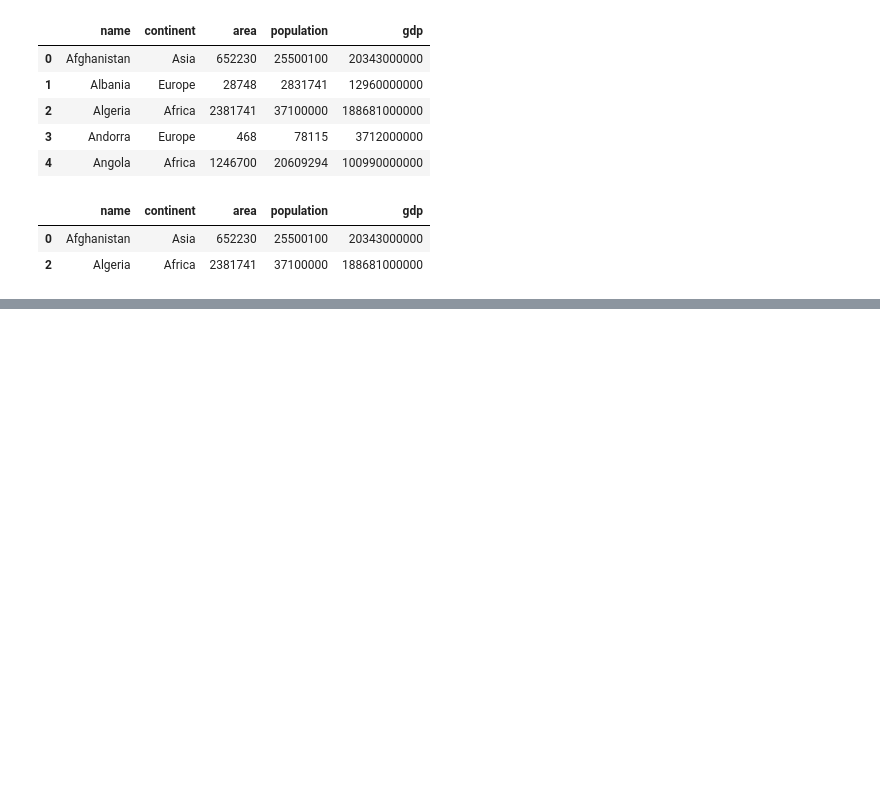
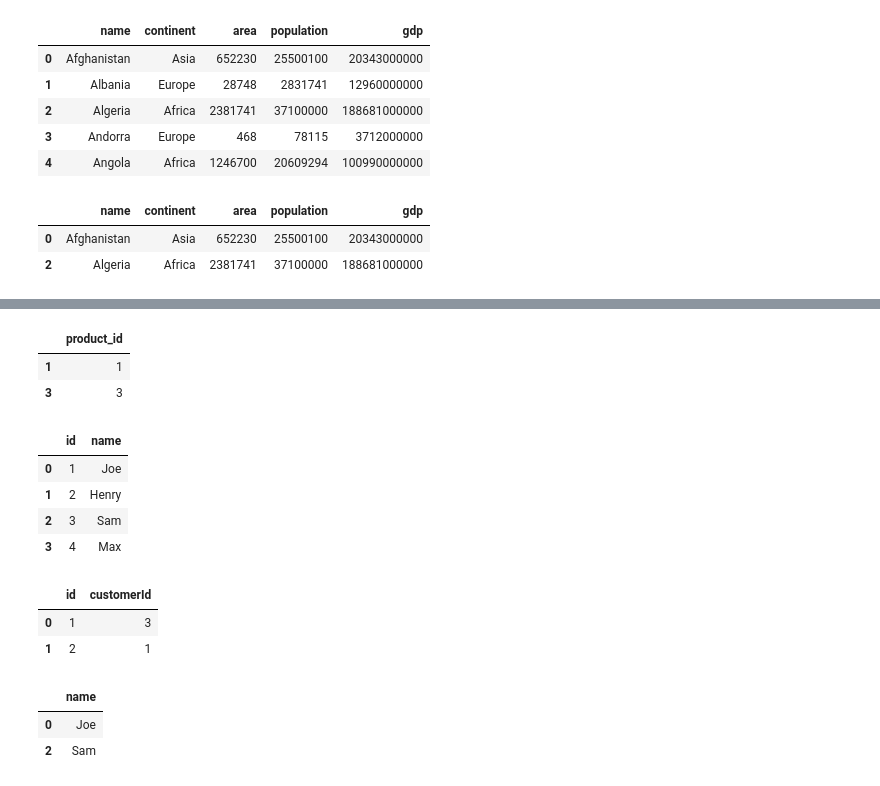
Before and after one commit to 404saugat404/extras-some-basic-programs-for-practise-, a Jupyter notebook: rough_practise.ipynb, the cells around one changed output, grey strips where cells are left out. Drawn from its saved outputs; the diff is of its cells as text; code cells hidden in the pictures; blank space fills up the shorter version.

```diff
--- a/rough_practise.ipynb
+++ b/rough_practise.ipynb
@@ -60,0 +69,33 @@ products = pd.DataFrame(data, columns=['product_id', 'low_fats', 'recyclable']).
+# %%
+df=products[(products["low_fats"]=="Y") & (products["recyclable"]=="Y")]
+df[["product_id"]]
+# %% [output]
+|  | product_id |
+| 1 | 1 |
+| 3 | 3 |
+# %%
+data = [[1, 'Joe'], [2, 'Henry'], [3, 'Sam'], [4, 'Max']]
+customers = pd.DataFrame(data, columns=['id', 'name']).astype({'id':'Int64', 'name':'object'})
+data = [[1, 3], [2, 1]]
+orders = pd.DataFrame(data, columns=['id', 'customerId']).astype({'id':'Int64', 'customerId':'Int64'})
+# %%
+customers
+# %% [output]
+|  | id | name |
+| 0 | 1 | Joe |
+| 1 | 2 | Henry |
+| 2 | 3 | Sam |
+| 3 | 4 | Max |
+# %%
+orders
+# %% [output]
+|  | id | customerId |
+| 0 | 1 | 3 |
+| 1 | 2 | 1 |
+# %%
+df=customers[customers["id"].isin(orders["customerId"])]
+df[["name"]]
+# %% [output]
+|  | name |
+| 0 | Joe |
+| 2 | Sam |
```
Also changed, not shown: parts of 1 cell of this notebook.
